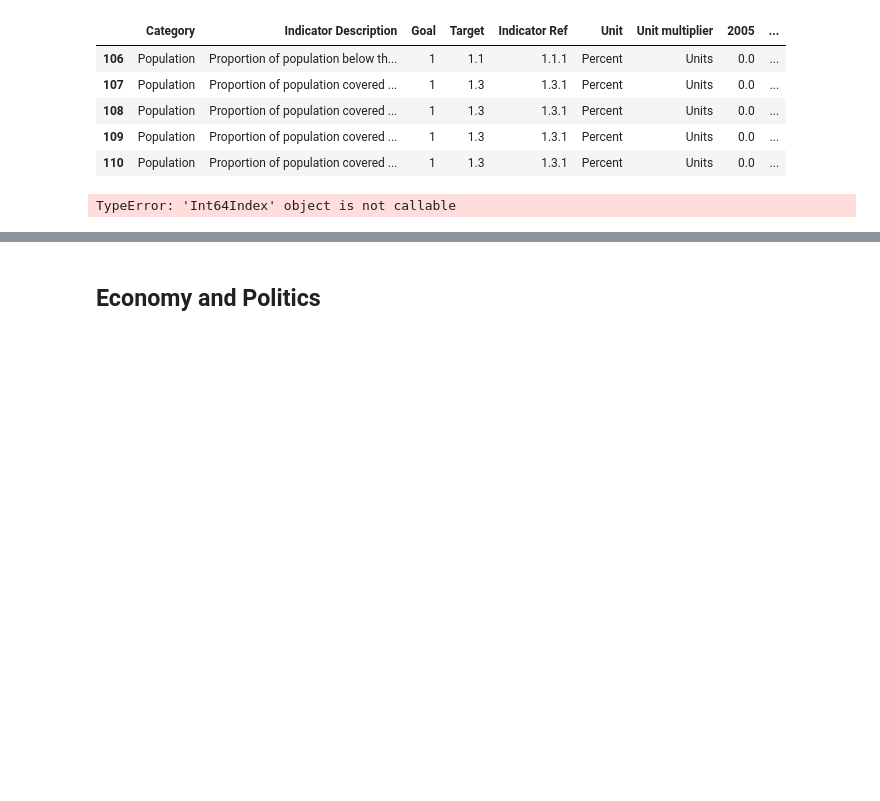
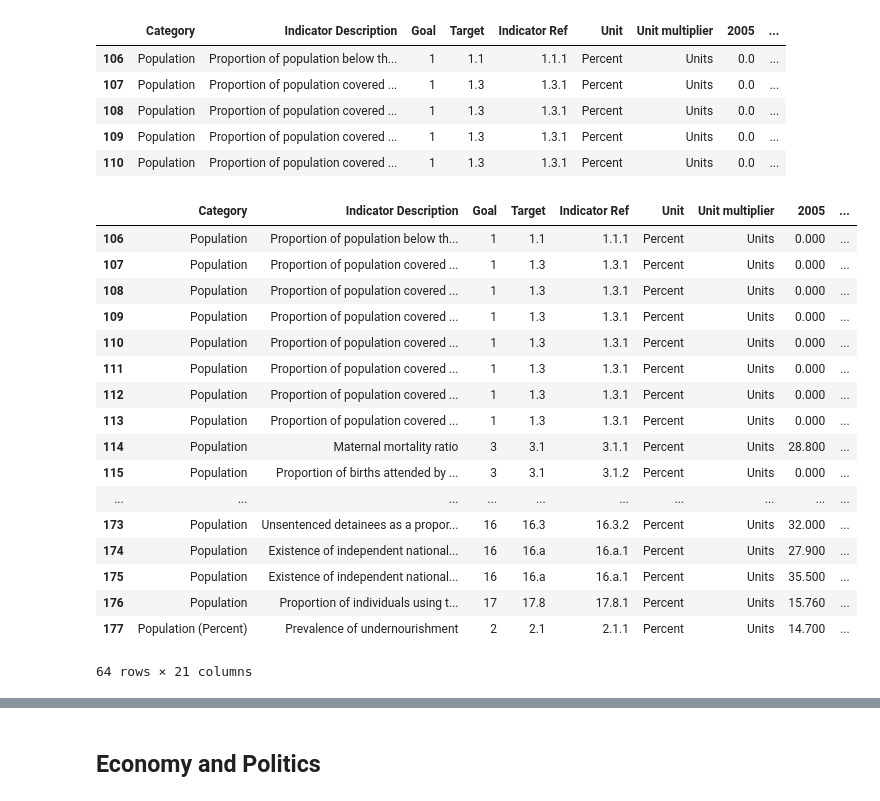
Before and after one commit to felix-laumann/MBML-SDG-targets, a Jupyter notebook: Data preprocessing and visualisation_GalinaFelix.ipynb, the cells around one changed output, grey strips where cells are left out. Cells and saved outputs as stored; diff of their text form; code cells hidden in the pictures; blank space fills up the shorter version.

Commit message:
added function to extract latest value and add it as extra column in the df (population)

```diff
--- a/Data preprocessing and visualisation_GalinaFelix.ipynb
+++ b/Data preprocessing and visualisation_GalinaFelix.ipynb
@@ -382,18 +384,33 @@ df_pop_to_percent.head()
 | 108 | Population | Proportion of population covered ... | 1 | 1.3 | 1.3.1 | Percent | Units | 0.0 | ... |
 | 109 | Population | Proportion of population covered ... | 1 | 1.3 | 1.3.1 | Percent | Units | 0.0 | ... |
 | 110 | Population | Proportion of population covered ... | 1 | 1.3 | 1.3.1 | Percent | Units | 0.0 | ... |
-# %%
-# take last measurement
-df_pop_last= []
-
-for y in year[::-1]:
-    for i in list(range(df_pop_to_percent.index())):
-        if df_pop_to_percent[i, y] is not 0:
-            df_pop_last.concat[i, y]
-
-df_pop_last
-# %% [output]
-TypeError: 'Int64Index' object is not callable
+# %%
+def getlatestValue(row):
+    for y in year[::-1]:
+        if row[y] != 0:
+            return row[y]
+# %%
+df_pop_to_percent['latest Value'] = df_pop_to_percent.apply(getlatestValue, axis=1)
+df_pop_to_percent
+# %% [output]
+|  | Category | Indicator Description | Goal | Target | Indicator Ref | Unit | Unit multiplier | 2005 | ... |
+| 106 | Population | Proportion of population below th... | 1 | 1.1 | 1.1.1 | Percent | Units | 0.000 | ... |
+| 107 | Population | Proportion of population covered ... | 1 | 1.3 | 1.3.1 | Percent | Units | 0.000 | ... |
+| 108 | Population | Proportion of population covered ... | 1 | 1.3 | 1.3.1 | Percent | Units | 0.000 | ... |
+| 109 | Population | Proportion of population covered ... | 1 | 1.3 | 1.3.1 | Percent | Units | 0.000 | ... |
+| 110 | Population | Proportion of population covered ... | 1 | 1.3 | 1.3.1 | Percent | Units | 0.000 | ... |
+| 111 | Population | Proportion of population covered ... | 1 | 1.3 | 1.3.1 | Percent | Units | 0.000 | ... |
+| 112 | Population | Proportion of population covered ... | 1 | 1.3 | 1.3.1 | Percent | Units | 0.000 | ... |
+| 113 | Population | Proportion of population covered ... | 1 | 1.3 | 1.3.1 | Percent | Units | 0.000 | ... |
+| 114 | Population | Maternal mortality ratio | 3 | 3.1 | 3.1.1 | Percent | Units | 28.800 | ... |
+| 115 | Population | Proportion of births attended by ... | 3 | 3.1 | 3.1.2 | Percent | Units | 0.000 | ... |
+| ... | ... | ... | ... | ... | ... | ... | ... | ... | ... |
+| 173 | Population | Unsentenced detainees as a propor... | 16 | 16.3 | 16.3.2 | Percent | Units | 32.000 | ... |
+| 174 | Population | Existence of independent national... | 16 | 16.a | 16.a.1 | Percent | Units | 27.900 | ... |
+| 175 | Population | Existence of independent national... | 16 | 16.a | 16.a.1 | Percent | Units | 35.500 | ... |
+| 176 | Population | Proportion of individuals using t... | 17 | 17.8 | 17.8.1 | Percent | Units | 15.760 | ... |
+| 177 | Population (Percent) | Prevalence of undernourishment | 2 | 2.1 | 2.1.1 | Percent | Units | 14.700 | ... |
+64 rows × 21 columns
 # %%
 fig = plt.figure()
 ax = fig.add_subplot(111)
```
Also changed, not shown: parts of 23 cells of this notebook.
